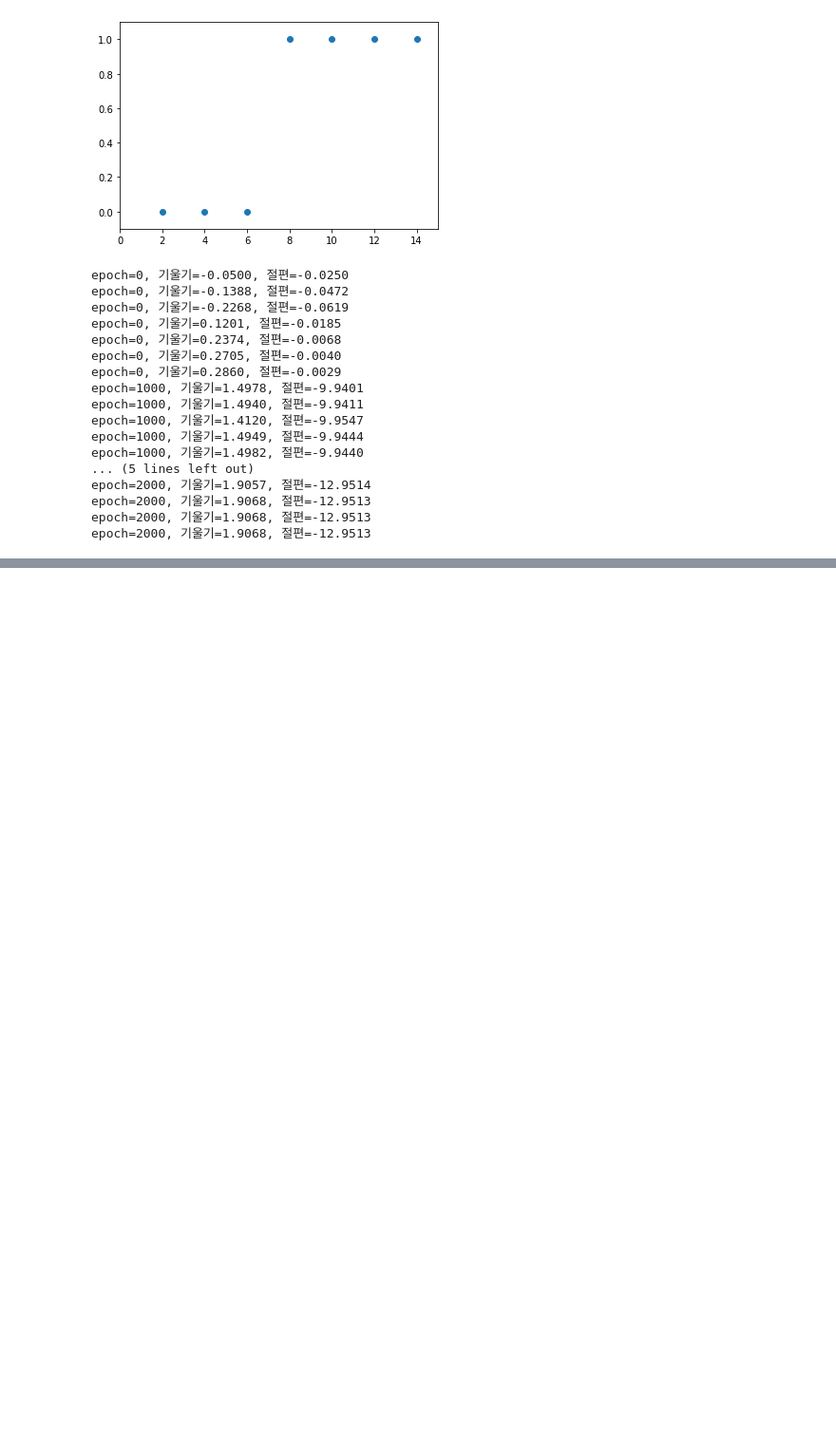
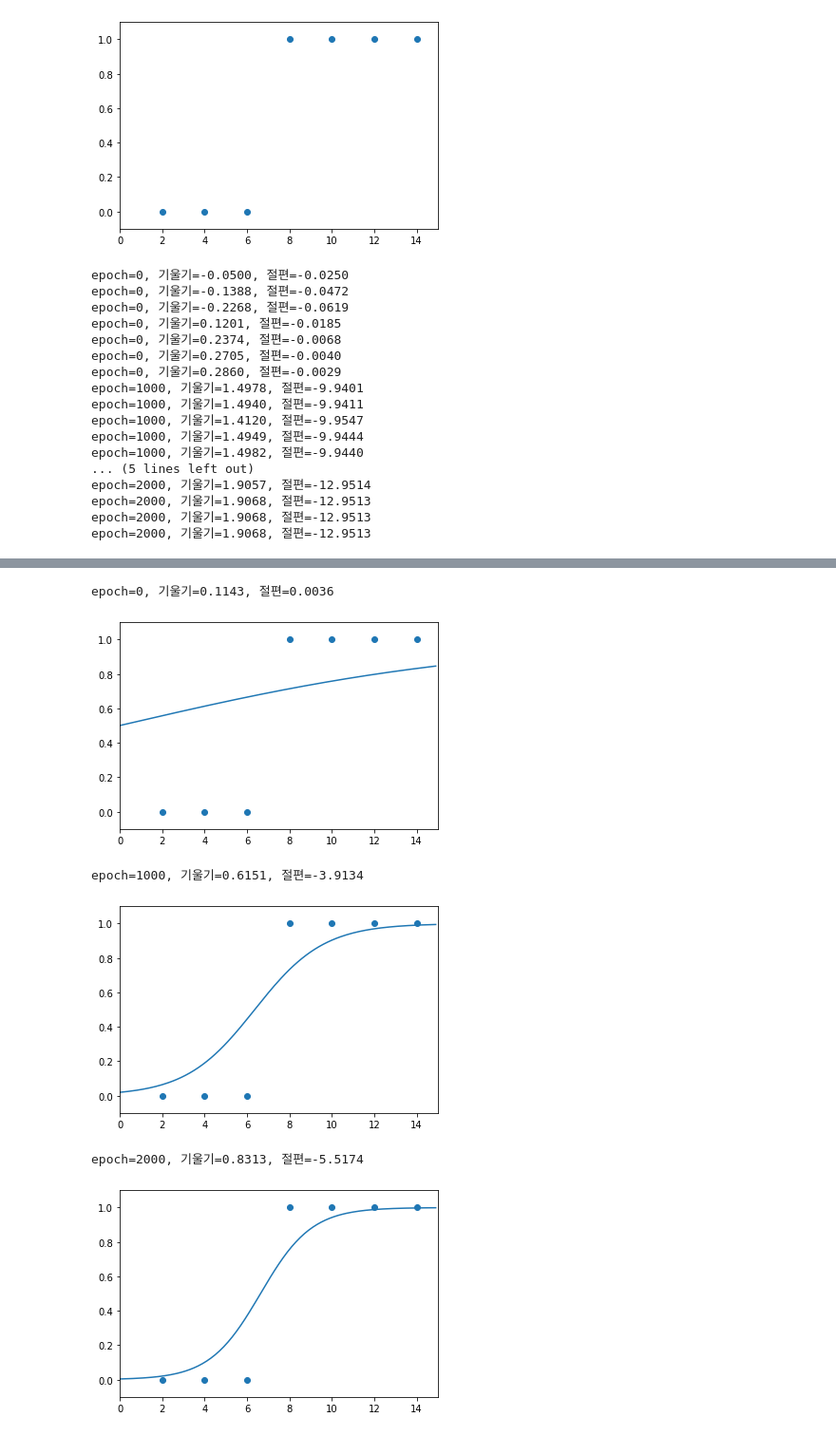
Before and after one commit to gilbutITbook/080228, a Jupyter notebook: deeplearning/deeplearning_class/05_Logistic_regression.ipynb, the cells around one changed output, grey strips where cells are left out. Shown: that part at 95% size. Drawn from its saved outputs; the diff is of its cells as text; code cells hidden in the pictures; blank space fills up the shorter version.

```diff
--- a/deeplearning/deeplearning_class/05_Logistic_regression.ipynb
+++ b/deeplearning/deeplearning_class/05_Logistic_regression.ipynb
@@ -67,0 +71,37 @@ plt.show()
+# %%
+#UPDATE
+
+#책의 코드는 각각의 x에 대한 기울기, 절편의 변화가 epoch마다 모두 출력 되어 이를 확인하게 끔 되어 있습니다.
+#평균값을 구해 하나의 기울기와 절편을 출력하고, 1000 epoch마다 그래프를 그리면 다음과 같습니다.
+
+# 데이터 선언
+x = [i[0] for i in data]
+y = [i[1] for i in data]
+x_data = np.array(x)
+y_data = np.array(y)
+
+# 위에 계산된 a와 b의 값이 다시 사용되지 않기 위해 각각 0으로 초기화 합니다.
+a = 0
+b = 0
+
+#경사 하강법을 실행합니다.
+for i in range(2001):
+    a_diff = (1/len(x_data))*sum(x_data*(sigmoid(a*x_data + b) - y_data))
+    b_diff = (1/len(x_data))*sum(sigmoid(a*x_data + b) - y_data)
+    a = a - lr * a_diff
+    b = b - lr * b_diff
+    if i % 1000 == 0:    # 1000번 반복될 때마다 각 x_data값에 대한 현재의 a값, b값을 출력합니다.
+        print("epoch=%.f, 기울기=%.04f, 절편=%.04f" % (i, a, b))
+        plt.scatter(x_data, y_data)
+        plt.xlim(0, 15)
+        plt.ylim(-.1, 1.1)
+        x_range = (np.arange(0, 15, 0.1)) #그래프로 나타낼 x값의 범위를 정합니다.
+        plt.plot(np.arange(0, 15, 0.1), np.array([sigmoid(a*x + b) for x in x_range]))
+        plt.show()
+# %% [output]
+epoch=0, 기울기=0.1143, 절편=0.0036
+[figure, added]
+epoch=1000, 기울기=0.6151, 절편=-3.9134
+[figure, added]
+epoch=2000, 기울기=0.8313, 절편=-5.5174
+[figure, added]
```
Also changed, not shown: parts of 1 cell of this notebook.
